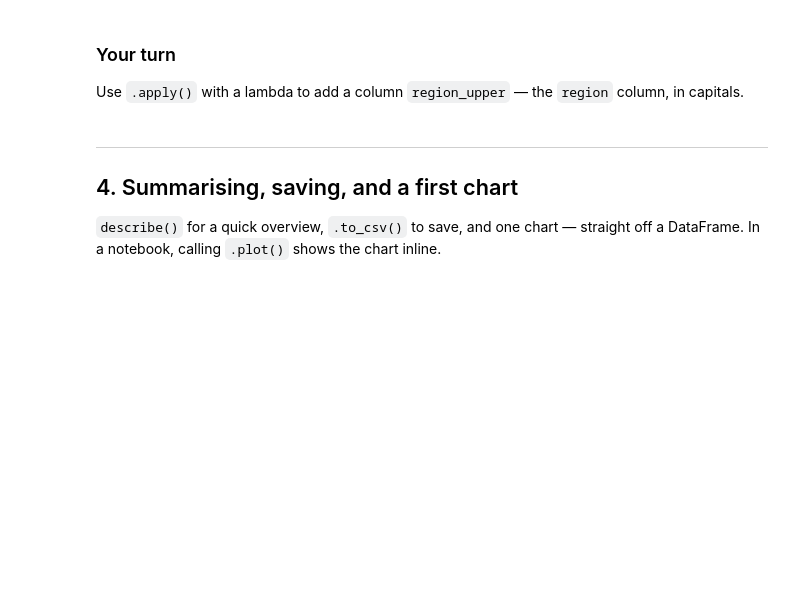
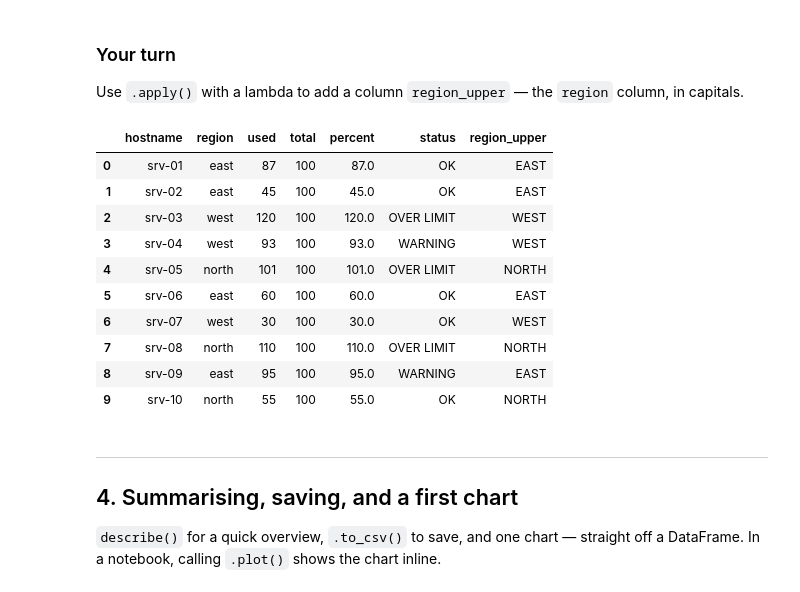
Before and after one commit to iansmiiith/CST1510, a Jupyter notebook: Week 06 - Pandas/04 - Apply, Lambda and Finishing Up/W06T04_walkthrough.ipynb, the cells around one changed output. Drawn from its saved outputs; the diff is of its cells as text; code cells hidden in the pictures; blank space fills up the shorter version.

```diff
--- a/Week 06 - Pandas/04 - Apply, Lambda and Finishing Up/W06T04_walkthrough.ipynb
+++ b/Week 06 - Pandas/04 - Apply, Lambda and Finishing Up/W06T04_walkthrough.ipynb
@@ -78,3 +118,19 @@ Use `.apply()` with a lambda to add a column `region_upper` — the `region` col
+# %%
+# your code here
+servers["region_upper"] = servers["region"].apply(lambda x: x.upper())
+servers
+# %% [output]
+|  | hostname | region | used | total | percent | status | region_upper |
+| 0 | srv-01 | east | 87 | 100 | 87.0 | OK | EAST |
+| 1 | srv-02 | east | 45 | 100 | 45.0 | OK | EAST |
+| 2 | srv-03 | west | 120 | 100 | 120.0 | OVER LIMIT | WEST |
+| 3 | srv-04 | west | 93 | 100 | 93.0 | WARNING | WEST |
+| 4 | srv-05 | north | 101 | 100 | 101.0 | OVER LIMIT | NORTH |
+| 5 | srv-06 | east | 60 | 100 | 60.0 | OK | EAST |
+| 6 | srv-07 | west | 30 | 100 | 30.0 | OK | WEST |
+| 7 | srv-08 | north | 110 | 100 | 110.0 | OVER LIMIT | NORTH |
+| 8 | srv-09 | east | 95 | 100 | 95.0 | WARNING | EAST |
+| 9 | srv-10 | north | 55 | 100 | 55.0 | OK | NORTH |
 # %% [markdown]
 ---
 ## 4. Summarising, saving, and a first chart
```
Also changed, not shown: parts of 12 cells of this notebook, 19 other files.
